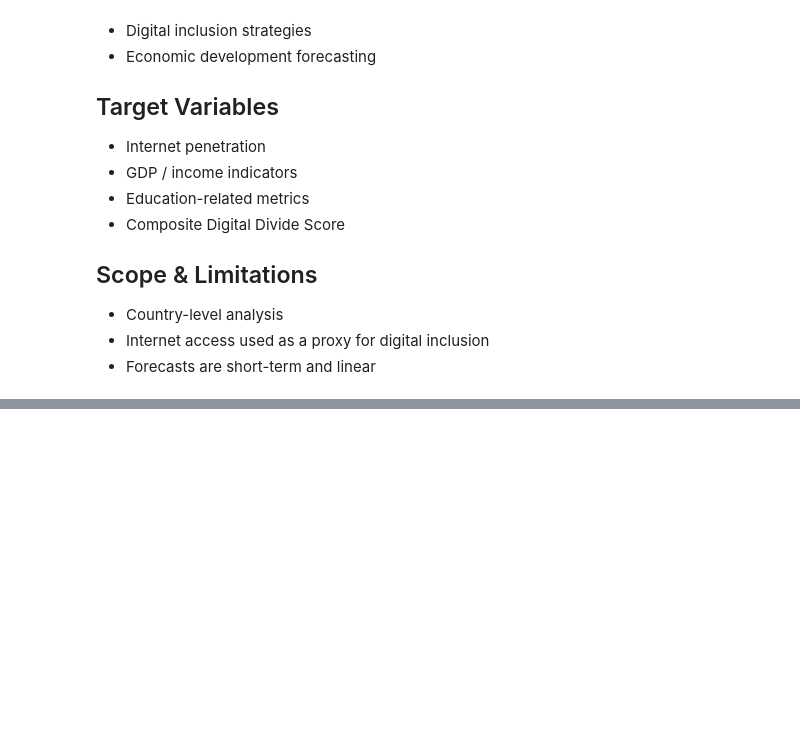
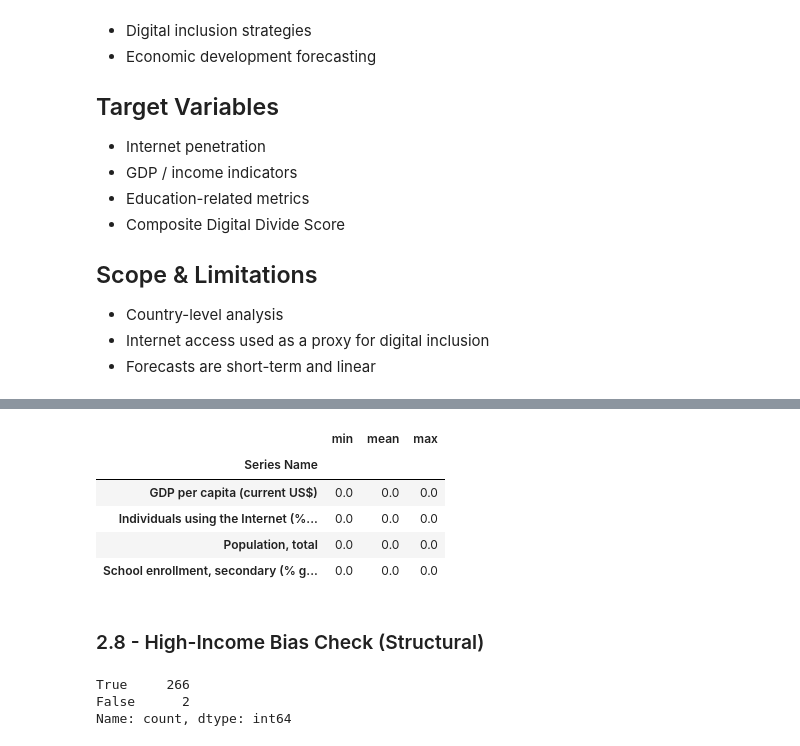
Before and after one commit to Comrade-1729/EDA_MLOPS-Portfolio, a Jupyter notebook: notebooks/03_economic_digital_divide_eda.ipynb, the cells around one changed output, grey strips where cells are left out. Saved outputs shown, nothing was run; the diff lists cells and outputs as text; code cells hidden in the pictures; blank space fills up the shorter version.

```diff
--- a/notebooks/03_economic_digital_divide_eda.ipynb
+++ b/notebooks/03_economic_digital_divide_eda.ipynb
@@ -42,0 +234,8 @@ Current working directory: d:\def_main\Code\MyProjects\eda-mlops-portfolio
+# %%
+def first_year_with_data(row):
+    for c in year_cols:
+        if pd.notna(row[c]):
+            return c
+    return np.nan
+# %%
+df["first_year"] = df.apply(first_year_with_data, axis=1)
@@ -42,0 +259,24 @@ Current working directory: d:\def_main\Code\MyProjects\eda-mlops-portfolio
+# %%
+missing_pct = (
+    df[year_cols]
+    .isna()
+    .mean(axis=1) * 100
+)
+
+df["missing_pct"] = missing_pct
+# %%
+missing_summary = (
+    df.groupby("Series Name")["missing_pct"]
+      .describe()[["min", "mean", "max"]]
+)
+
+missing_summary
+# %% [output]
+|  | min | mean | max |
+| Series Name |  |  |  |
+| GDP per capita (current US$) | 0.0 | 0.0 | 0.0 |
+| Individuals using the Internet (%... | 0.0 | 0.0 | 0.0 |
+| Population, total | 0.0 | 0.0 | 0.0 |
+| School enrollment, secondary (% g... | 0.0 | 0.0 | 0.0 |
+# %% [markdown]
+### 2.8 - High-Income Bias Check (Structural)
@@ -42,0 +288,6 @@ Current working directory: d:\def_main\Code\MyProjects\eda-mlops-portfolio
+# %%
+countries_with_any_data.value_counts()
+# %% [output]
+True     266
+False      2
+Name: count, dtype: int64
```
Also changed, not shown: parts of 69 cells of this notebook, 4 other files.
